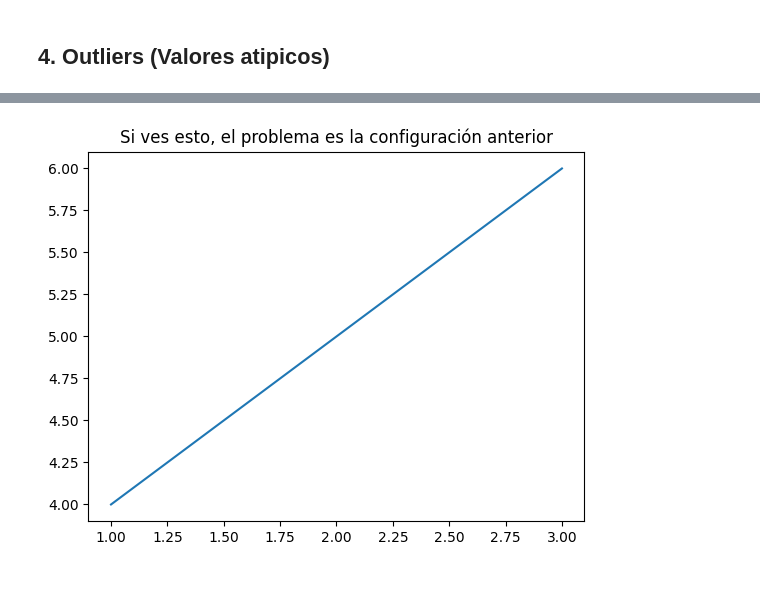
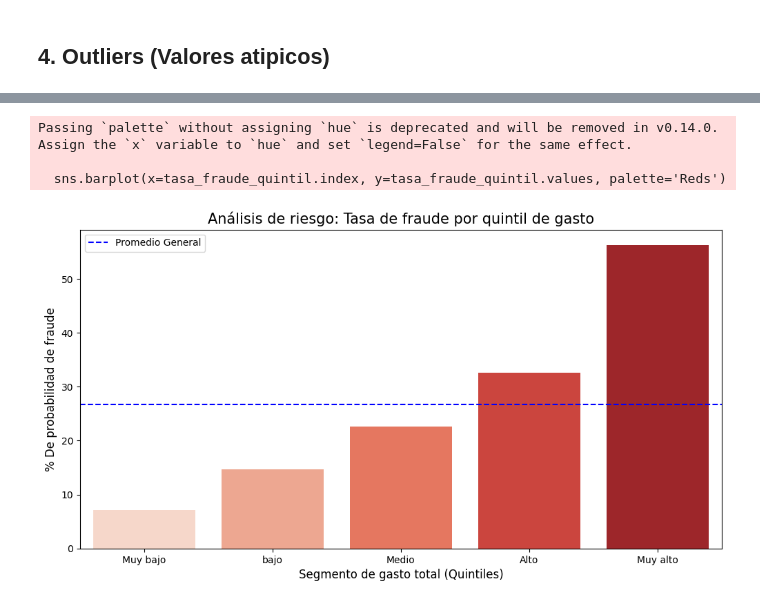
Before and after one commit to IgnacioToy/analisis-de-deteccion-de-fraude-bancario, a Jupyter notebook: netbooks/00_expliracion.ipynb, the cells around one changed output, grey strips where cells are left out. Cells and saved outputs as stored; diff of their text form; code cells hidden in the pictures.

```diff
--- a/netbooks/00_expliracion.ipynb
+++ b/netbooks/00_expliracion.ipynb
@@ -283,0 +295,8 @@ plt.show()
+# %%
+# Creacion de segmentación por quintiles para el Monto Total:
+df['segmento_gasto'] = pd.qcut(df['monto_total'], q=5, labels= ['Muy bajo', 'bajo', 'Medio', 'Alto', 'Muy alto'])
+
+# Calculo de tasa de fraude promedio para cada segmento
+tasa_fraude_quintil = df.groupby('segmento_gasto')['es_fraudulento'].mean() * 100
+
+print(tasa_fraude_quintil)
@@ -284,7 +311,15 @@ plt.show()
 # %%
-import matplotlib.pyplot as plt
-plt.plot([1, 2, 3], [4, 5, 6])
-plt.title("Si ves esto, el problema es la configuración anterior")
+plt.figure(figsize=(12, 6))
+sns.barplot(x=tasa_fraude_quintil.index, y=tasa_fraude_quintil.values, palette='Reds')
+
+plt.title("Análisis de riesgo: Tasa de fraude por quintil de gasto", fontsize=15)
+plt.xlabel("Segmento de gasto total (Quintiles)", fontsize=12)
+plt.ylabel("% De probabilidad de fraude", fontsize = 12)
+plt.axhline(df['es_fraudulento'].mean() * 100, color= 'blue', linestyle='--', label='Promedio General')
+plt.legend()
 plt.show()
 # %% [output]
+Passing `palette` without assigning `hue` is deprecated and will be removed in v0.14.0. Assign the `x` variable to `hue` and set `legend=False` for the same effect.
+
+  sns.barplot(x=tasa_fraude_quintil.index, y=tasa_fraude_quintil.values, palette='Reds')
-[figure, old version]
+[figure, new version]
```
Also changed, not shown: parts of 7 cells of this notebook.
